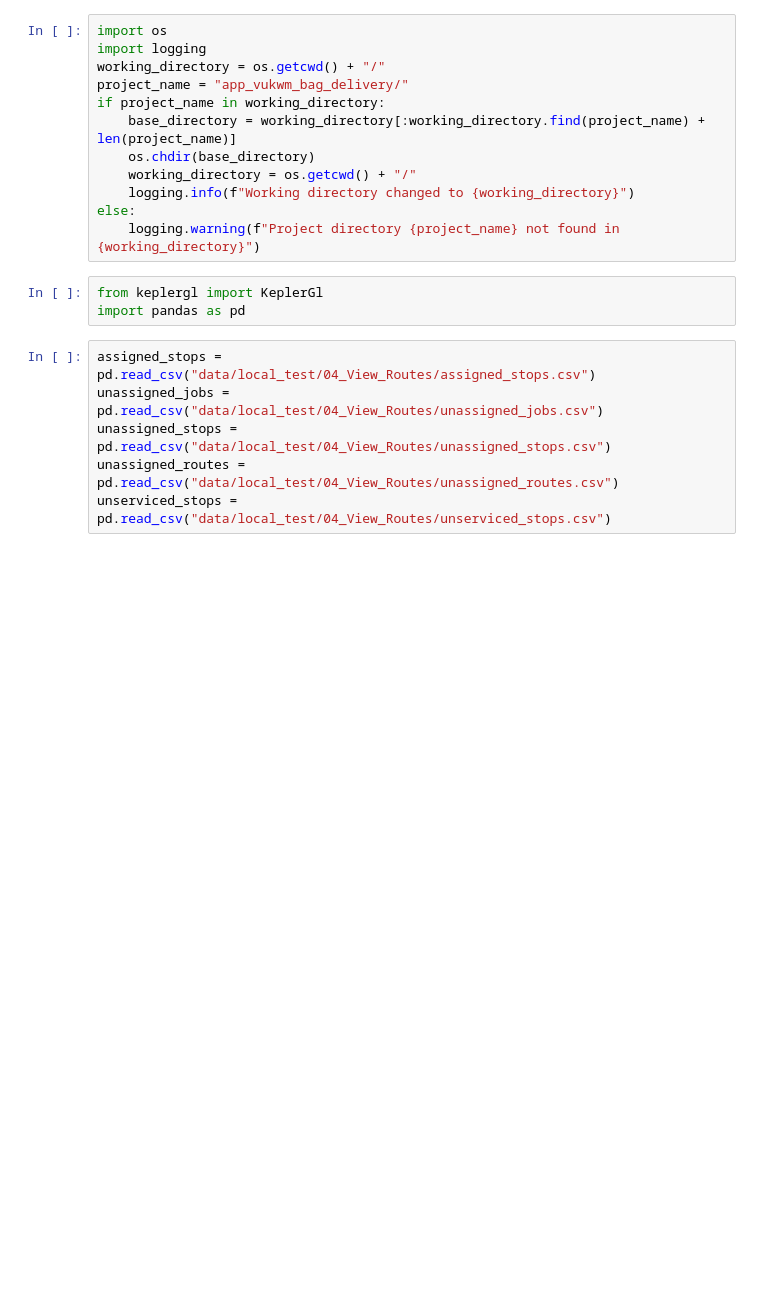
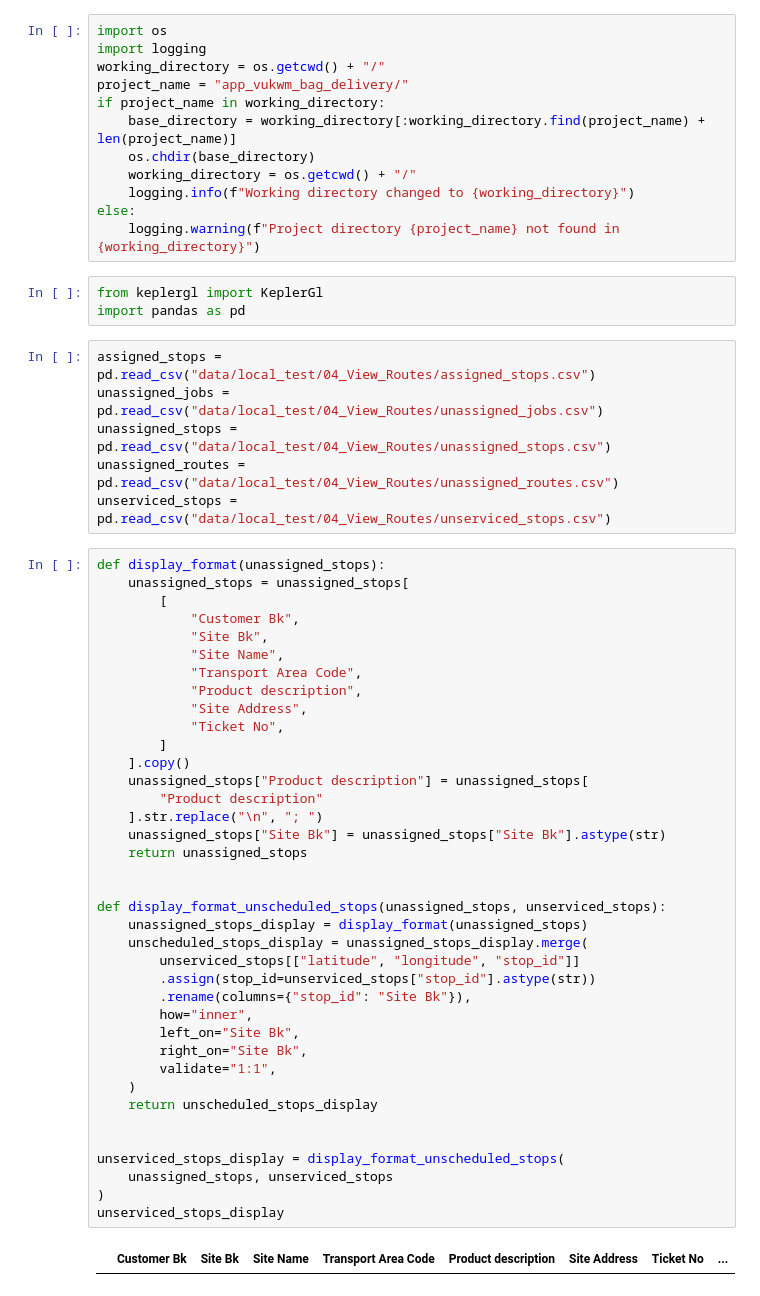
Before and after one commit to ejwillemse/app_vukwm_bag_delivery, a Jupyter notebook: notebooks/01_ejwillemse_20221221_assigned_stop_visualisation.ipynb, the cells around one changed output. Saved outputs shown, nothing was run; the diff lists cells and outputs as text; blank space fills up the shorter version.

Commit message:
refactor: :recycle: refactored route display
#23

```diff
--- a/notebooks/01_ejwillemse_20221221_assigned_stop_visualisation.ipynb
+++ b/notebooks/01_ejwillemse_20221221_assigned_stop_visualisation.ipynb
@@ -14,8 +14,48 @@ else:
 from keplergl import KeplerGl
 import pandas as pd
 # %%
-assigned_stops =  pd.read_csv("data/local_test/04_View_Routes/assigned_stops.csv")
-unassigned_jobs =  pd.read_csv("data/local_test/04_View_Routes/unassigned_jobs.csv")
+assigned_stops = pd.read_csv("data/local_test/04_View_Routes/assigned_stops.csv")
+unassigned_jobs = pd.read_csv("data/local_test/04_View_Routes/unassigned_jobs.csv")
 unassigned_stops = pd.read_csv("data/local_test/04_View_Routes/unassigned_stops.csv")
 unassigned_routes = pd.read_csv("data/local_test/04_View_Routes/unassigned_routes.csv")
 unserviced_stops = pd.read_csv("data/local_test/04_View_Routes/unserviced_stops.csv")
+# %%
+def display_format(unassigned_stops):
+    unassigned_stops = unassigned_stops[
+        [
+            "Customer Bk",
+            "Site Bk",
+            "Site Name",
+            "Transport Area Code",
+            "Product description",
+            "Site Address",
+            "Ticket No",
+        ]
+    ].copy()
+    unassigned_stops["Product description"] = unassigned_stops[
+        "Product description"
+    ].str.replace("\n", "; ")
+    unassigned_stops["Site Bk"] = unassigned_stops["Site Bk"].astype(str)
+    return unassigned_stops
+
+
+def display_format_unscheduled_stops(unassigned_stops, unserviced_stops):
+    unassigned_stops_display = display_format(unassigned_stops)
+    unscheduled_stops_display = unassigned_stops_display.merge(
+        unserviced_stops[["latitude", "longitude", "stop_id"]]
+        .assign(stop_id=unserviced_stops["stop_id"].astype(str))
+        .rename(columns={"stop_id": "Site Bk"}),
+        how="inner",
+        left_on="Site Bk",
+        right_on="Site Bk",
+        validate="1:1",
+    )
+    return unscheduled_stops_display
+
+
+unserviced_stops_display = display_format_unscheduled_stops(
+    unassigned_stops, unserviced_stops
+)
+unserviced_stops_display
+# %% [output]
+|  | Customer Bk | Site Bk | Site Name | Transport Area Code | Product description | Site Address | Ticket No | ... |
```
Also changed, not shown: parts of 19 cells of this notebook, 5 other files.
